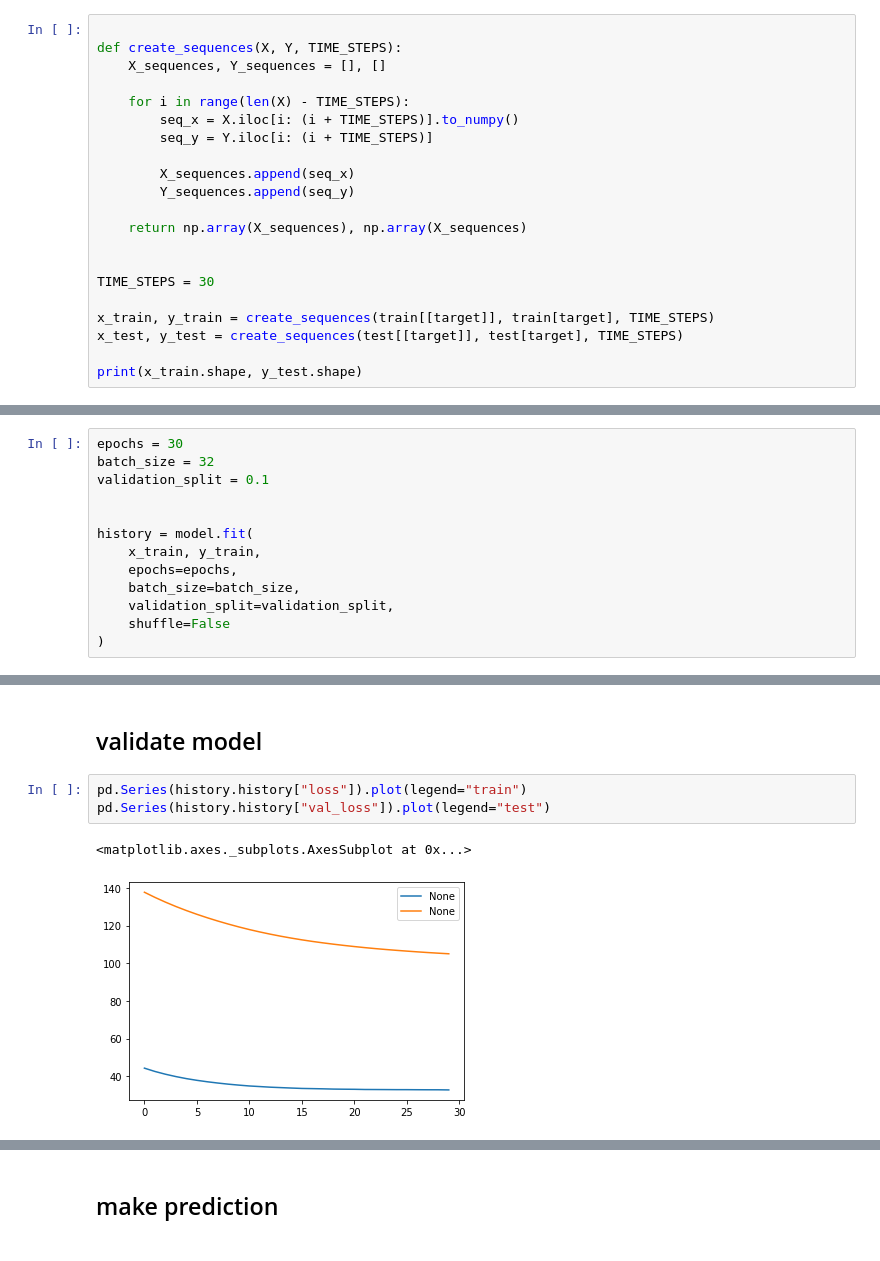
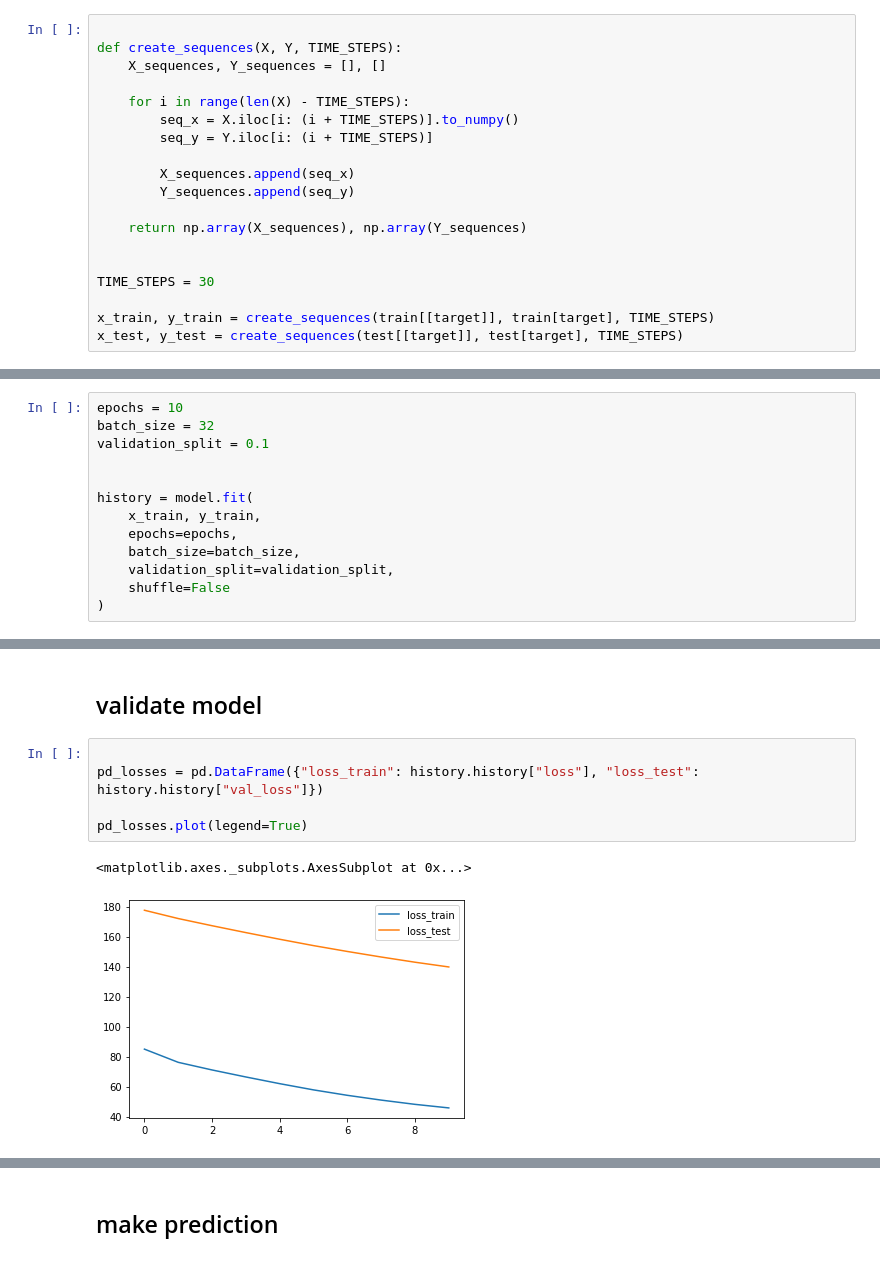
Before and after one commit to AI-lex/prognos, a Jupyter notebook: notebooks/plain_model_prediction.ipynb, the cells around one changed output, grey strips where cells are left out. Cells and saved outputs as stored; diff of their text form.

Commit message:
add visualizations to plain model

```diff
--- a/notebooks/plain_model_prediction.ipynb
+++ b/notebooks/plain_model_prediction.ipynb
@@ -108,12 +110,10 @@ def create_sequences(X, Y, TIME_STEPS):
         X_sequences.append(seq_x)
         Y_sequences.append(seq_y)
 
-    return np.array(X_sequences), np.array(X_sequences)
+    return np.array(X_sequences), np.array(Y_sequences)
 
 
 TIME_STEPS = 30
 
 x_train, y_train = create_sequences(train[[target]], train[target], TIME_STEPS)
 x_test, y_test = create_sequences(test[[target]], test[target], TIME_STEPS)
-
-print(x_train.shape, y_test.shape)
@@ -148,7 +170,7 @@ model.compile(loss="mae", optimizer="adam")
 # %% [markdown]
 ## train model
 # %%
-epochs = 30
+epochs = 10
 batch_size = 32
 validation_split = 0.1
 
@@ -181,8 +203,10 @@ Epoch 30/30
 # %% [markdown]
 ## validate model
 # %%
-pd.Series(history.history["loss"]).plot(legend="train")
-pd.Series(history.history["val_loss"]).plot(legend="test")
+
+pd_losses = pd.DataFrame({"loss_train": history.history["loss"], "loss_test": history.history["val_loss"]})
+
+pd_losses.plot(legend=True)
 # %% [output]
 <matplotlib.axes._subplots.AxesSubplot at 0x...>
-[figure, old version]
+[figure, new version]
```
Also changed, not shown: parts of 13 cells of this notebook.
